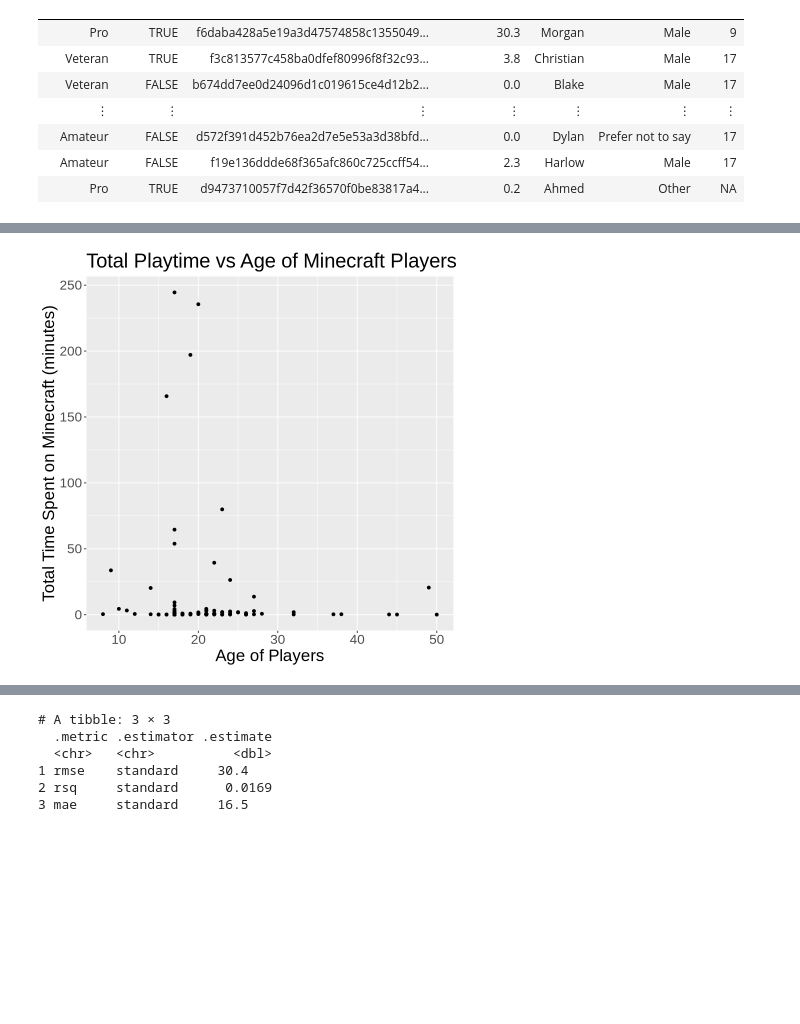
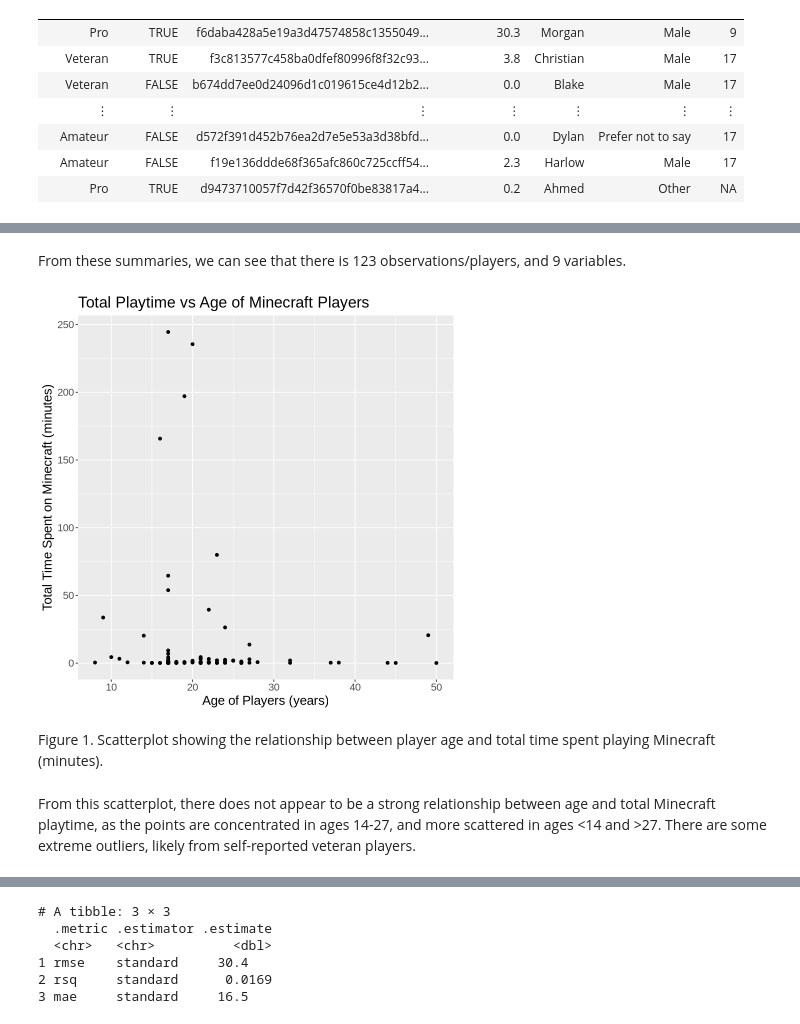
Before and after one commit to shayda27/dsci_project_s2025, a Jupyter notebook: final_project_dsci.ipynb, the cells around one changed output, grey strips where cells are left out. Saved outputs shown, nothing was run; the diff lists cells and outputs as text; code cells hidden in the pictures; blank space fills up the shorter version.

```diff
--- a/final_project_dsci.ipynb
+++ b/final_project_dsci.ipynb
@@ -159,15 +220,21 @@ A tibble: 123 × 9
+# %% [markdown]
+From these summaries, we can see that there is 123 observations/players, and 9 variables.
 # %%
 #visualize this data
 
 minecraft_plot<-ggplot(minecraft_data, aes(x=age, y=total_minutes))+
 geom_point()+
-labs(x="Age of Players", y="Total Time Spent on Minecraft (minutes)",
+labs(x="Age of Players (years)", y="Total Time Spent on Minecraft (minutes)",
      title="Total Playtime vs Age of Minecraft Players")+
-theme(text=element_text(size=20))
+theme(text=element_text(size=15.5))
 
 minecraft_plot
 # %% [output]
-[figure, old version]
+[figure, new version]
+# %% [markdown]
+Figure 1. Scatterplot showing the relationship between player age and total time spent playing Minecraft (minutes).
+# %% [markdown]
+From this scatterplot, there does not appear to be a strong relationship between age and total Minecraft playtime, as the points are concentrated in ages 14-27, and more scattered in ages <14 and >27. There are some extreme outliers, likely from self-reported veteran players.
 # %%
 #create training set and testing set
 set.seed(123)
```
Also changed, not shown: parts of 15 cells of this notebook.
